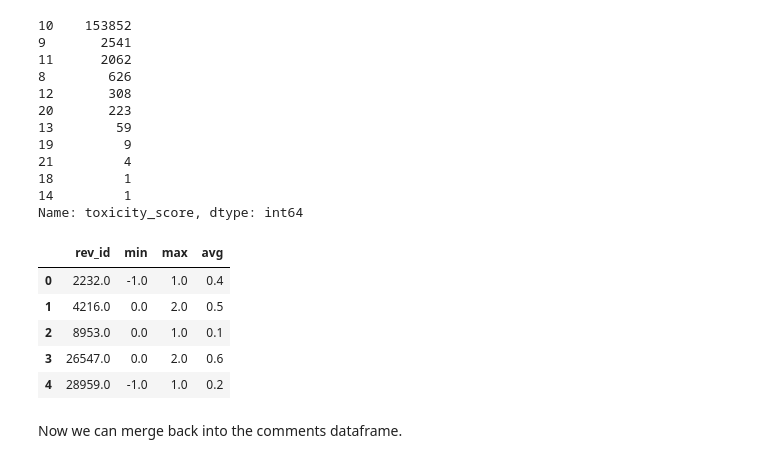
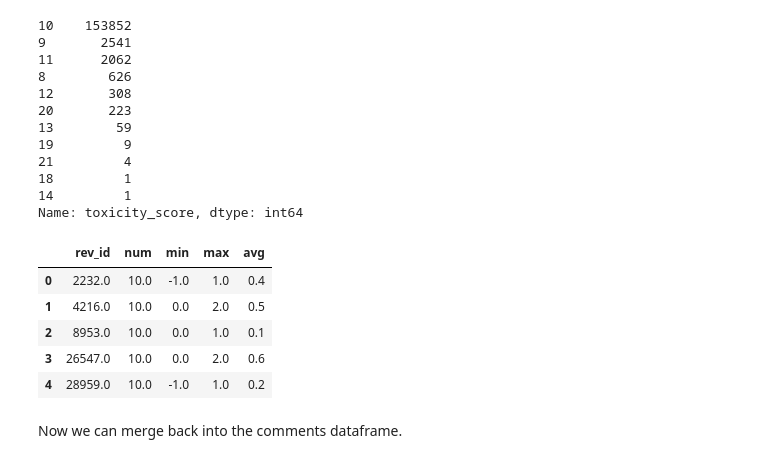
Before and after one commit to jkingphd/nlp_example, a Jupyter notebook: notebooks/1A-jkk-exploration_and_cleanup.ipynb, the cells around one changed output. Drawn from its saved outputs; the diff is of its cells as text; code cells hidden in the pictures.

```diff
--- a/notebooks/1A-jkk-exploration_and_cleanup.ipynb
+++ b/notebooks/1A-jkk-exploration_and_cleanup.ipynb
@@ -120,20 +120,21 @@ Name: toxicity_score, dtype: int64
 # %%
 def agg_toxicity_scores(sub):
     result = {}
+    result['num'] = sub.shape[0]
     result['min'] = sub['toxicity_score'].min()
     result['max'] = sub['toxicity_score'].max()
     result['avg'] = sub['toxicity_score'].mean()
     return pd.Series(result)
 
 scores = annotations.groupby('rev_id').progress_apply(agg_toxicity_scores).reset_index()
 scores.head()
 # %% [output]
-|  | rev_id | min | max | avg |
-| 0 | 2232.0 | -1.0 | 1.0 | 0.4 |
-| 1 | 4216.0 | 0.0 | 2.0 | 0.5 |
-| 2 | 8953.0 | 0.0 | 1.0 | 0.1 |
-| 3 | 26547.0 | 0.0 | 2.0 | 0.6 |
-| 4 | 28959.0 | -1.0 | 1.0 | 0.2 |
+|  | rev_id | num | min | max | avg |
+| 0 | 2232.0 | 10.0 | -1.0 | 1.0 | 0.4 |
+| 1 | 4216.0 | 10.0 | 0.0 | 2.0 | 0.5 |
+| 2 | 8953.0 | 10.0 | 0.0 | 1.0 | 0.1 |
+| 3 | 26547.0 | 10.0 | 0.0 | 2.0 | 0.6 |
+| 4 | 28959.0 | 10.0 | -1.0 | 1.0 | 0.2 |
 # %% [markdown]
 Now we can merge back into the comments dataframe.
 # %%
```
Also changed, not shown: parts of 5 cells of this notebook, 10 other files.
